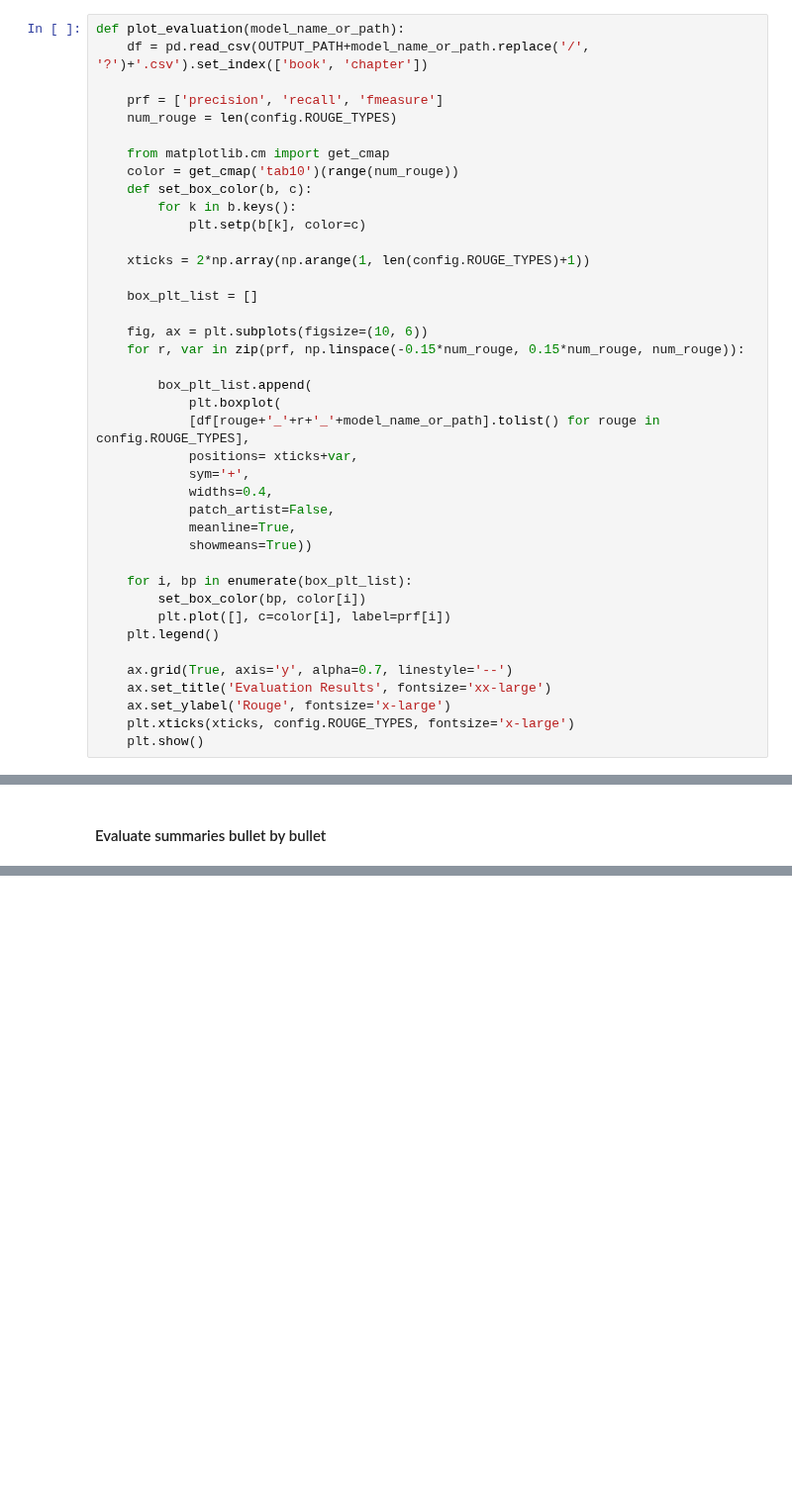
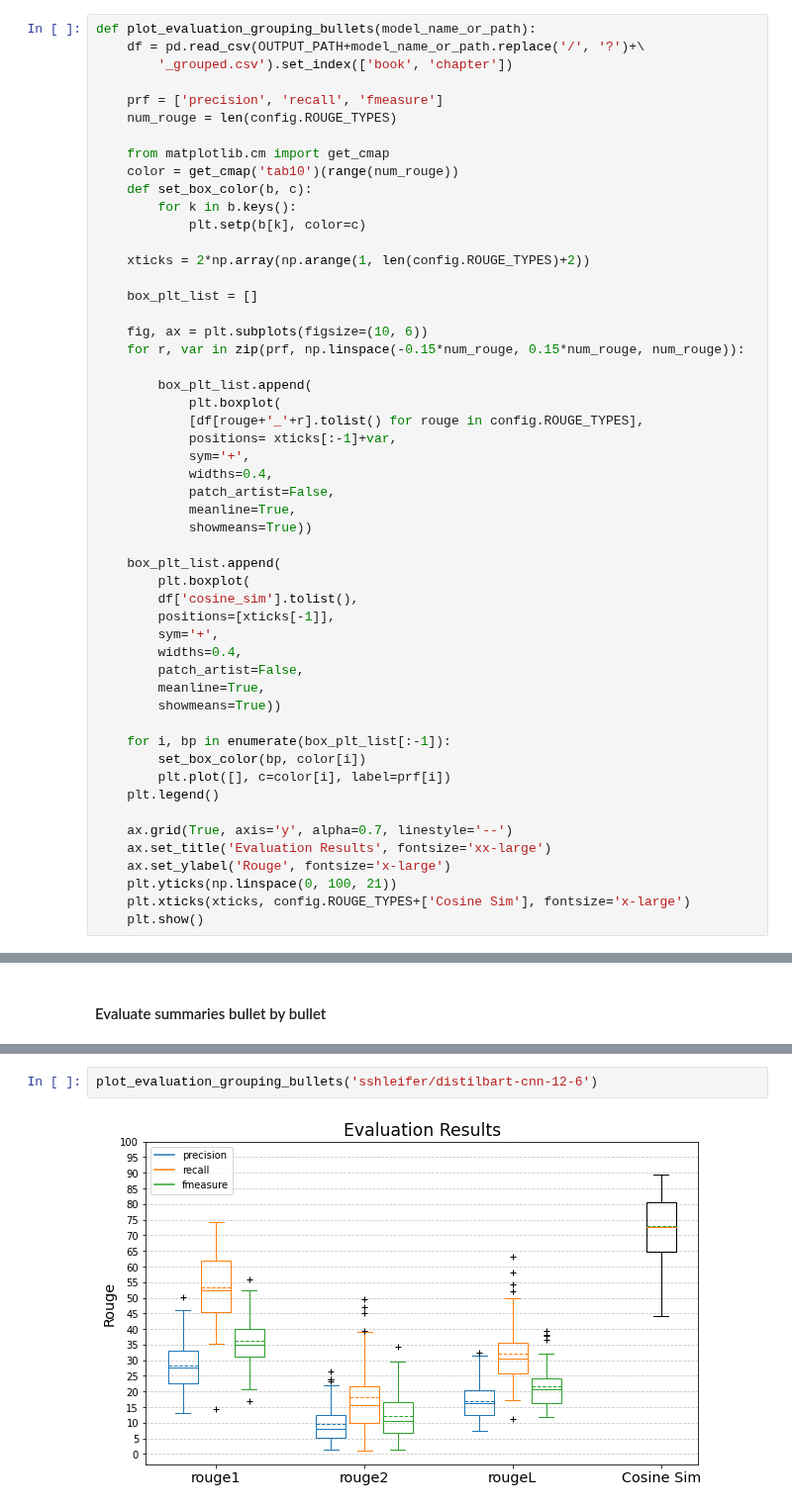
Before and after one commit to marcoabrate/transformers_magma_learning, a Jupyter notebook: summarization/assign_bullets_para_wordembed.ipynb, the cells around one changed output, grey strips where cells are left out. Shown at 99% size. Drawn from its saved outputs; the diff is of its cells as text; blank space fills up the shorter version.

```diff
--- a/summarization/assign_bullets_para_wordembed.ipynb
+++ b/summarization/assign_bullets_para_wordembed.ipynb
@@ -101,6 +153,7 @@ def print_examples(model_name_list, df, n_examples=10):
 # %%
-def plot_evaluation(model_name_or_path):
-    df = pd.read_csv(OUTPUT_PATH+model_name_or_path.replace('/', '?')+'.csv').set_index(['book', 'chapter'])
+def plot_evaluation_grouping_bullets(model_name_or_path):
+    df = pd.read_csv(OUTPUT_PATH+model_name_or_path.replace('/', '?')+\
+        '_grouped.csv').set_index(['book', 'chapter'])
 
     prf = ['precision', 'recall', 'fmeasure']
     num_rouge = len(config.ROUGE_TYPES)
@@ -111,7 +164,7 @@ def plot_evaluation(model_name_or_path):
         for k in b.keys():
             plt.setp(b[k], color=c)
 
-    xticks = 2*np.array(np.arange(1, len(config.ROUGE_TYPES)+1))
+    xticks = 2*np.array(np.arange(1, len(config.ROUGE_TYPES)+2))
 
     box_plt_list = []
 
@@ -120,15 +173,25 @@ def plot_evaluation(model_name_or_path):
 
         box_plt_list.append(
             plt.boxplot(
-            [df[rouge+'_'+r+'_'+model_name_or_path].tolist() for rouge in config.ROUGE_TYPES],
-            positions= xticks+var,
+            [df[rouge+'_'+r].tolist() for rouge in config.ROUGE_TYPES],
+            positions= xticks[:-1]+var,
             sym='+',
             widths=0.4,
             patch_artist=False,
             meanline=True,
             showmeans=True))
 
-    for i, bp in enumerate(box_plt_list):
+    box_plt_list.append(
+        plt.boxplot(
+        df['cosine_sim'].tolist(),
+        positions=[xticks[-1]],
+        sym='+',
+        widths=0.4,
+        patch_artist=False,
+        meanline=True,
+        showmeans=True))
+
+    for i, bp in enumerate(box_plt_list[:-1]):
         set_box_color(bp, color[i])
         plt.plot([], c=color[i], label=prf[i])
     plt.legend()
@@ -136,5 +199,6 @@ def plot_evaluation(model_name_or_path):
     ax.grid(True, axis='y', alpha=0.7, linestyle='--')
     ax.set_title('Evaluation Results', fontsize='xx-large')
     ax.set_ylabel('Rouge', fontsize='x-large')
-    plt.xticks(xticks, config.ROUGE_TYPES, fontsize='x-large')
+    plt.yticks(np.linspace(0, 100, 21))
+    plt.xticks(xticks, config.ROUGE_TYPES+['Cosine Sim'], fontsize='x-large')
     plt.show()
@@ -516,0 +485,4 @@ plot_evaluation_bullet_by_bullet(
+# %%
+plot_evaluation_grouping_bullets('sshleifer/distilbart-cnn-12-6')
+# %% [output]
+[figure, added]
```
Also changed, not shown: parts of 29 cells of this notebook, 8 other files.
